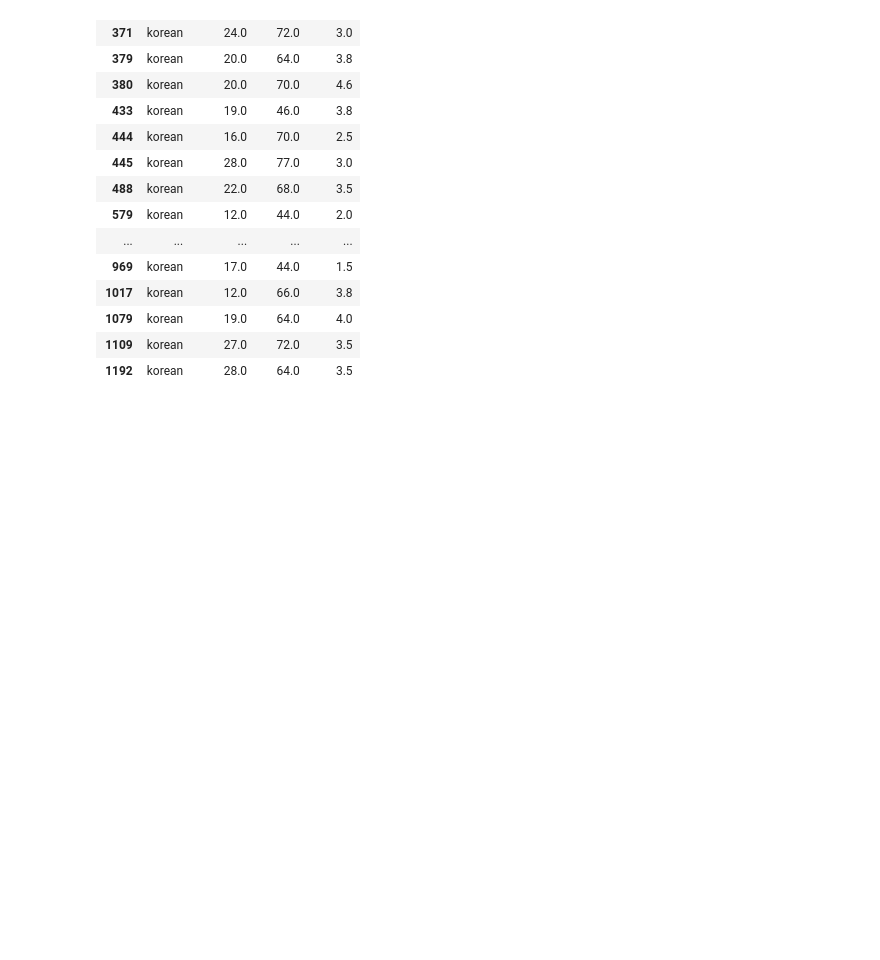
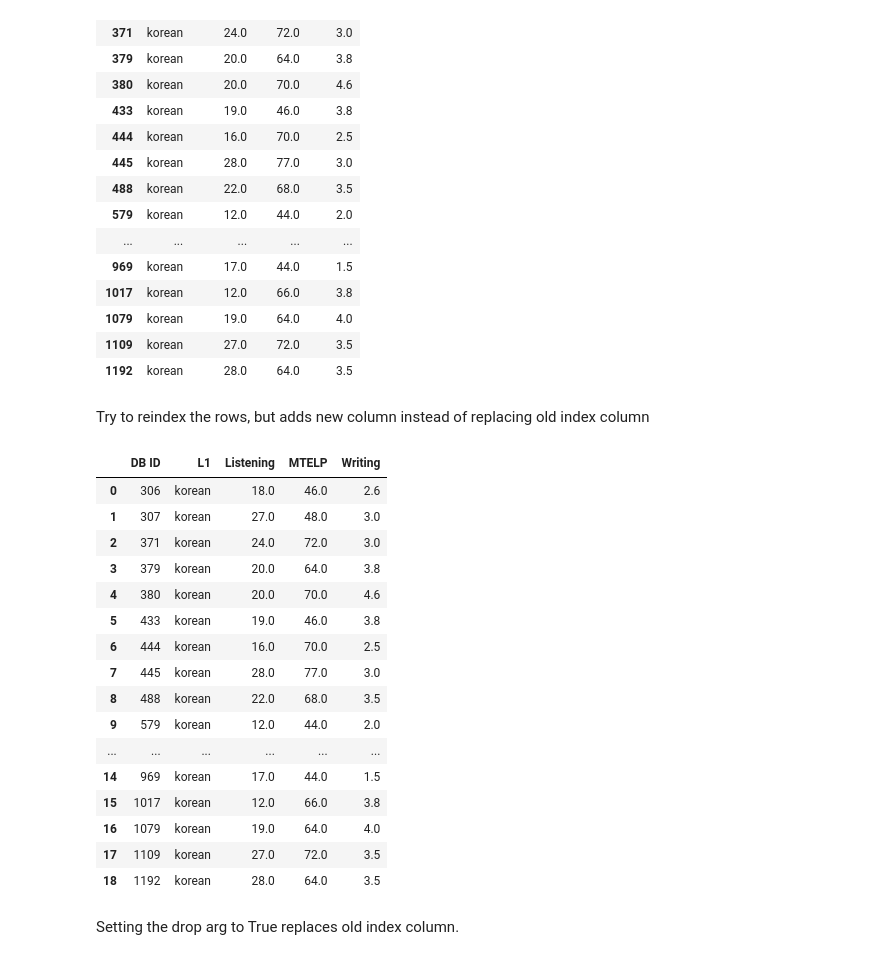
Before and after one commit to mmj32/Class-Practice-Repo, a Jupyter notebook: todo3/pandas_notes_robert.ipynb, the cells around one changed output. Saved outputs shown, nothing was run; the diff lists cells and outputs as text; code cells hidden in the pictures; blank space fills up the shorter version.

Commit message:
More dataframe practice with Pandas_Juffs_CSV.csv

```diff
--- a/todo3/pandas_notes_robert.ipynb
+++ b/todo3/pandas_notes_robert.ipynb
@@ -309,3 +313,29 @@ df_Korean
 | 1079 | korean | 19.0 | 64.0 | 4.0 |
 | 1109 | korean | 27.0 | 72.0 | 3.5 |
 | 1192 | korean | 28.0 | 64.0 | 3.5 |
+# %% [markdown]
+Try to reindex the rows, but adds new column instead of replacing old index column
+# %%
+df_Korean_1 = df_Korean.reset_index()
+# %%
+df_Korean_1
+# %% [output]
+|  | DB ID | L1 | Listening | MTELP | Writing |
+| 0 | 306 | korean | 18.0 | 46.0 | 2.6 |
+| 1 | 307 | korean | 27.0 | 48.0 | 3.0 |
+| 2 | 371 | korean | 24.0 | 72.0 | 3.0 |
+| 3 | 379 | korean | 20.0 | 64.0 | 3.8 |
+| 4 | 380 | korean | 20.0 | 70.0 | 4.6 |
+| 5 | 433 | korean | 19.0 | 46.0 | 3.8 |
+| 6 | 444 | korean | 16.0 | 70.0 | 2.5 |
+| 7 | 445 | korean | 28.0 | 77.0 | 3.0 |
+| 8 | 488 | korean | 22.0 | 68.0 | 3.5 |
+| 9 | 579 | korean | 12.0 | 44.0 | 2.0 |
+| ... | ... | ... | ... | ... | ... |
+| 14 | 969 | korean | 17.0 | 44.0 | 1.5 |
+| 15 | 1017 | korean | 12.0 | 66.0 | 3.8 |
+| 16 | 1079 | korean | 19.0 | 64.0 | 4.0 |
+| 17 | 1109 | korean | 27.0 | 72.0 | 3.5 |
+| 18 | 1192 | korean | 28.0 | 64.0 | 3.5 |
+# %% [markdown]
+Setting the drop arg to True replaces old index column.
```
Also changed, not shown: parts of 12 cells of this notebook.
